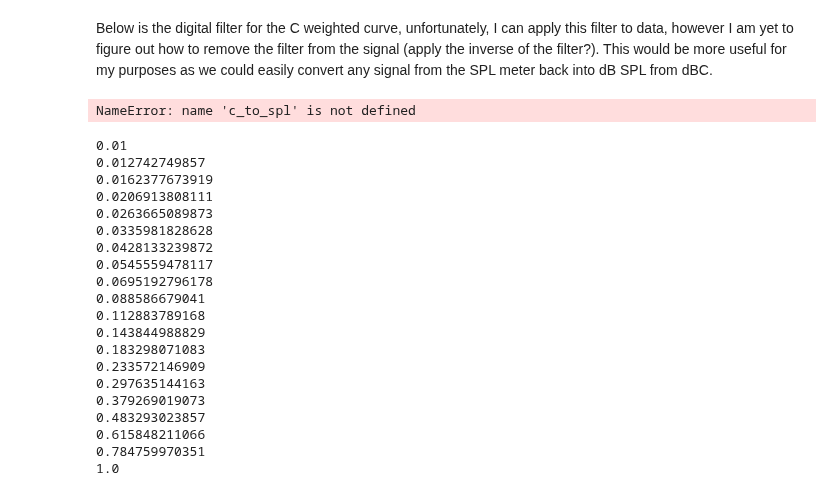
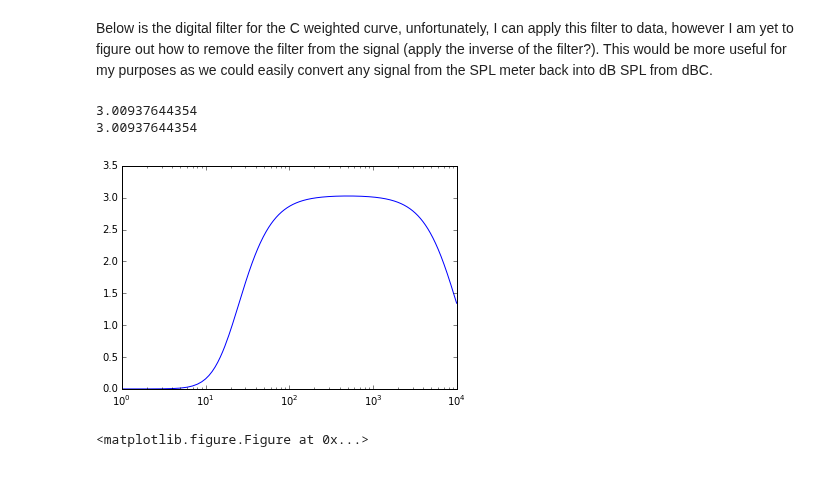
Before and after one commit to BirdMI-UniversityofAuckland/MichaelSandbox, a Jupyter notebook: MicSpeakerPro/SPL_meter_testing.ipynb, the cells around one changed output. Drawn from its saved outputs; the diff is of its cells as text; code cells hidden in the pictures.

```diff
--- a/MicSpeakerPro/SPL_meter_testing.ipynb
+++ b/MicSpeakerPro/SPL_meter_testing.ipynb
@@ -591,59 +610,37 @@ def c_weighting_coeffs_design(sample_rate):
     y = lfilter(b, a, x)
 
     """
 
     f1 = 20.598997
     f4 = 12194.217
     C1000 = 0.0619
     numerators = [(2*np.pi * f4)**2 * (10**(C1000 / 20)), 0, 0]
     denominators = np.convolve(
         [1, +4*np.pi * f4, (2*np.pi * f4)**2],
         [1, +4*np.pi * f1, (2*np.pi * f1)**2]
     )
     b, a = signal.bilinear(numerators, denominators, sample_rate)
     return b, a
 
 
 
 print c_to_spl(1000.0)
 
 array = range(10000)
 c_array = [c_to_spl(array[n]) for n in array]
 
 plt.plot(c_array)
+print c_array[1000]
 plt.xscale('log')
 plt.show()
+
 b, a = c_weighting_coeffs_design(44100)
 c_filtered_array = signal.lfilter(b, a, wav_data)
-
 plt.plot(c_filtered_array, alpha = 0.5, c = 'b')
-plt.plot(new_data, alpha = 0.5, c = 'g')
+plt.plot(wav_data, alpha = 0.5, c = 'g')
 plt.show()
 # %% [output]
-NameError: name 'c_to_spl' is not defined
+3.00937644354
+3.00937644354
+[figure, added]
+<matplotlib.figure.Figure at 0x...>
-# %%
-amplitude_array = np.logspace(-1,1,20)/10
-
-for n in amplitude_array:
-    print n
-# %% [output]
-0.01
-0.012742749857
-0.0162377673919
-0.0206913808111
-0.0263665089873
-0.0335981828628
-0.0428133239872
-0.0545559478117
-0.0695192796178
-0.088586679041
-0.112883789168
-0.143844988829
-0.183298071083
-0.233572146909
-0.297635144163
-0.379269019073
-0.483293023857
-0.615848211066
-0.784759970351
-1.0
```
Also changed, not shown: parts of 16 cells of this notebook.
